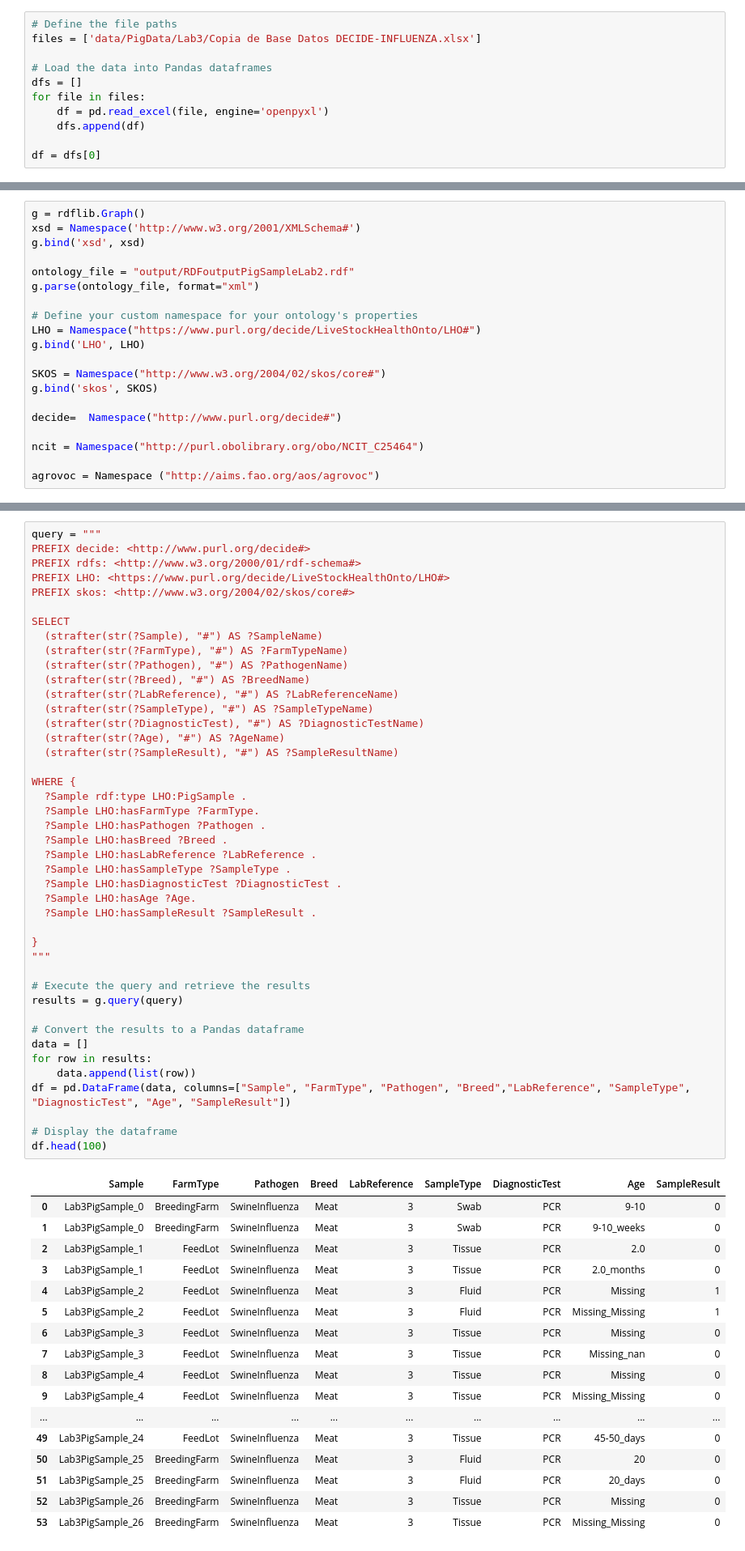
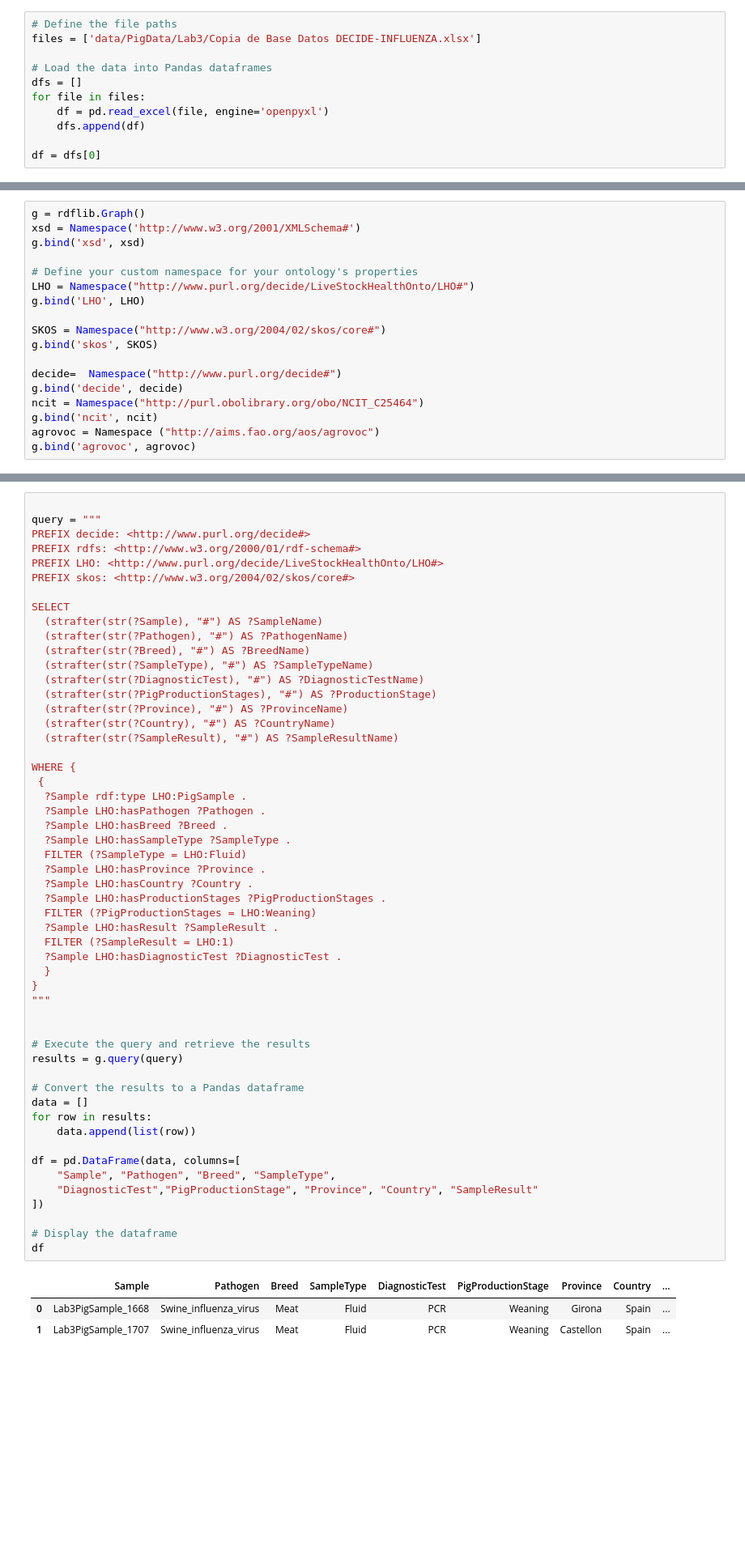
Before and after one commit to decide-project-eu/LivestockHealthOntology, a Jupyter notebook: PigLab3.ipynb, the cells around one changed output, grey strips where cells are left out. Shown at 81% size. Drawn from its saved outputs; the diff is of its cells as text; blank space fills up the shorter version.

```diff
--- a/PigLab3.ipynb
+++ b/PigLab3.ipynb
@@ -192,18 +494,16 @@ g = rdflib.Graph()
 xsd = Namespace('http://www.w3.org/2001/XMLSchema#')
 g.bind('xsd', xsd)
 
-ontology_file = "output/RDFoutputPigSampleLab2.rdf"
-g.parse(ontology_file, format="xml")
-
 # Define your custom namespace for your ontology's properties
-LHO = Namespace("https://www.purl.org/decide/LiveStockHealthOnto/LHO#")
+LHO = Namespace("http://www.purl.org/decide/LiveStockHealthOnto/LHO#")
 g.bind('LHO', LHO)
 
 SKOS = Namespace("http://www.w3.org/2004/02/skos/core#")
 g.bind('skos', SKOS)
 
 decide=  Namespace("http://www.purl.org/decide#")
-
+g.bind('decide', decide)
 ncit = Namespace("http://purl.obolibrary.org/obo/NCIT_C25464")
-
+g.bind('ncit', ncit)
 agrovoc = Namespace ("http://aims.fao.org/aos/agrovoc")
+g.bind('agrovoc', agrovoc)
@@ -357,61 +672,57 @@ print(turtle_data)
 # %%
+
 query = """
 PREFIX decide: <http://www.purl.org/decide#>
 PREFIX rdfs: <http://www.w3.org/2000/01/rdf-schema#>
-PREFIX LHO: <https://www.purl.org/decide/LiveStockHealthOnto/LHO#>
+PREFIX LHO: <http://www.purl.org/decide/LiveStockHealthOnto/LHO#>
 PREFIX skos: <http://www.w3.org/2004/02/skos/core#>
 
 SELECT
   (strafter(str(?Sample), "#") AS ?SampleName)
-  (strafter(str(?FarmType), "#") AS ?FarmTypeName)
   (strafter(str(?Pathogen), "#") AS ?PathogenName)
   (strafter(str(?Breed), "#") AS ?BreedName)
-  (strafter(str(?LabReference), "#") AS ?LabReferenceName)
   (strafter(str(?SampleType), "#") AS ?SampleTypeName)
   (strafter(str(?DiagnosticTest), "#") AS ?DiagnosticTestName)
-  (strafter(str(?Age), "#") AS ?AgeName)
+  (strafter(str(?PigProductionStages), "#") AS ?ProductionStage)
+  (strafter(str(?Province), "#") AS ?ProvinceName)
+  (strafter(str(?Country), "#") AS ?CountryName)
   (strafter(str(?SampleResult), "#") AS ?SampleResultName)
 
 WHERE {
+ {
   ?Sample rdf:type LHO:PigSample .
-  ?Sample LHO:hasFarmType ?FarmType.
   ?Sample LHO:hasPathogen ?Pathogen .
   ?Sample LHO:hasBreed ?Breed .
-  ?Sample LHO:hasLabReference ?LabReference .
   ?Sample LHO:hasSampleType ?SampleType .
+  FILTER (?SampleType = LHO:Fluid)
+  ?Sample LHO:hasProvince ?Province .
+  ?Sample LHO:hasCountry ?Country .
+  ?Sample LHO:hasProductionStages ?PigProductionStages .
+  FILTER (?PigProductionStages = LHO:Weaning)
+  ?Sample LHO:hasResult ?SampleResult .
+  FILTER (?SampleResult = LHO:1)
   ?Sample LHO:hasDiagnosticTest ?DiagnosticTest .
-  ?Sample LHO:hasAge ?Age.
-  ?Sample LHO:hasSampleResult ?SampleResult .
-
+  }
 }
 """
+
 
 # Execute the query and retrieve the results
 results = g.query(query)
 
 # Convert the results to a Pandas dataframe
 data = []
 for row in results:
     data.append(list(row))
-df = pd.DataFrame(data, columns=["Sample", "FarmType", "Pathogen", "Breed","LabReference", "SampleType", "DiagnosticTest", "Age", "SampleResult"])
+
+df = pd.DataFrame(data, columns=[
+    "Sample", "Pathogen", "Breed", "SampleType",
+    "DiagnosticTest","PigProductionStage", "Province", "Country", "SampleResult"
+])
 
 # Display the dataframe
-df.head(100)
+df
 # %% [output]
-|  | Sample | FarmType | Pathogen | Breed | LabReference | SampleType | DiagnosticTest | Age | SampleResult |
-| 0 | Lab3PigSample_0 | BreedingFarm | SwineInfluenza | Meat | 3 | Swab | PCR | 9-10 | 0 |
-| 1 | Lab3PigSample_0 | BreedingFarm | SwineInfluenza | Meat | 3 | Swab | PCR | 9-10_weeks | 0 |
-| 2 | Lab3PigSample_1 | FeedLot | SwineInfluenza | Meat | 3 | Tissue | PCR | 2.0 | 0 |
-| 3 | Lab3PigSample_1 | FeedLot | SwineInfluenza | Meat | 3 | Tissue | PCR | 2.0_months | 0 |
-| 4 | Lab3PigSample_2 | FeedLot | SwineInfluenza | Meat | 3 | Fluid | PCR | Missing | 1 |
-| 5 | Lab3PigSample_2 | FeedLot | SwineInfluenza | Meat | 3 | Fluid | PCR | Missing_Missing | 1 |
-| 6 | Lab3PigSample_3 | FeedLot | SwineInfluenza | Meat | 3 | Tissue | PCR | Missing | 0 |
-| 7 | Lab3PigSample_3 | FeedLot | SwineInfluenza | Meat | 3 | Tissue | PCR | Missing_nan | 0 |
-| 8 | Lab3PigSample_4 | FeedLot | SwineInfluenza | Meat | 3 | Tissue | PCR | Missing | 0 |
-| 9 | Lab3PigSample_4 | FeedLot | SwineInfluenza | Meat | 3 | Tissue | PCR | Missing_Missing | 0 |
-| ... | ... | ... | ... | ... | ... | ... | ... | ... | ... |
-| 49 | Lab3PigSample_24 | FeedLot | SwineInfluenza | Meat | 3 | Tissue | PCR | 45-50_days | 0 |
-| 50 | Lab3PigSample_25 | BreedingFarm | SwineInfluenza | Meat | 3 | Fluid | PCR | 20 | 0 |
-| 51 | Lab3PigSample_25 | BreedingFarm | SwineInfluenza | Meat | 3 | Fluid | PCR | 20_days | 0 |
-| 52 | Lab3PigSample_26 | BreedingFarm | SwineInfluenza | Meat | 3 | Tissue | PCR | Missing | 0 |
-| 53 | Lab3PigSample_26 | BreedingFarm | SwineInfluenza | Meat | 3 | Tissue | PCR | Missing_Missing | 0 |
+|  | Sample | Pathogen | Breed | SampleType | DiagnosticTest | PigProductionStage | Province | Country | ... |
+| 0 | Lab3PigSample_1668 | Swine_influenza_virus | Meat | Fluid | PCR | Weaning | Girona | Spain | ... |
+| 1 | Lab3PigSample_1707 | Swine_influenza_virus | Meat | Fluid | PCR | Weaning | Castellon | Spain | ... |
```
Also changed, not shown: parts of 24 cells of this notebook, 12 other files.
